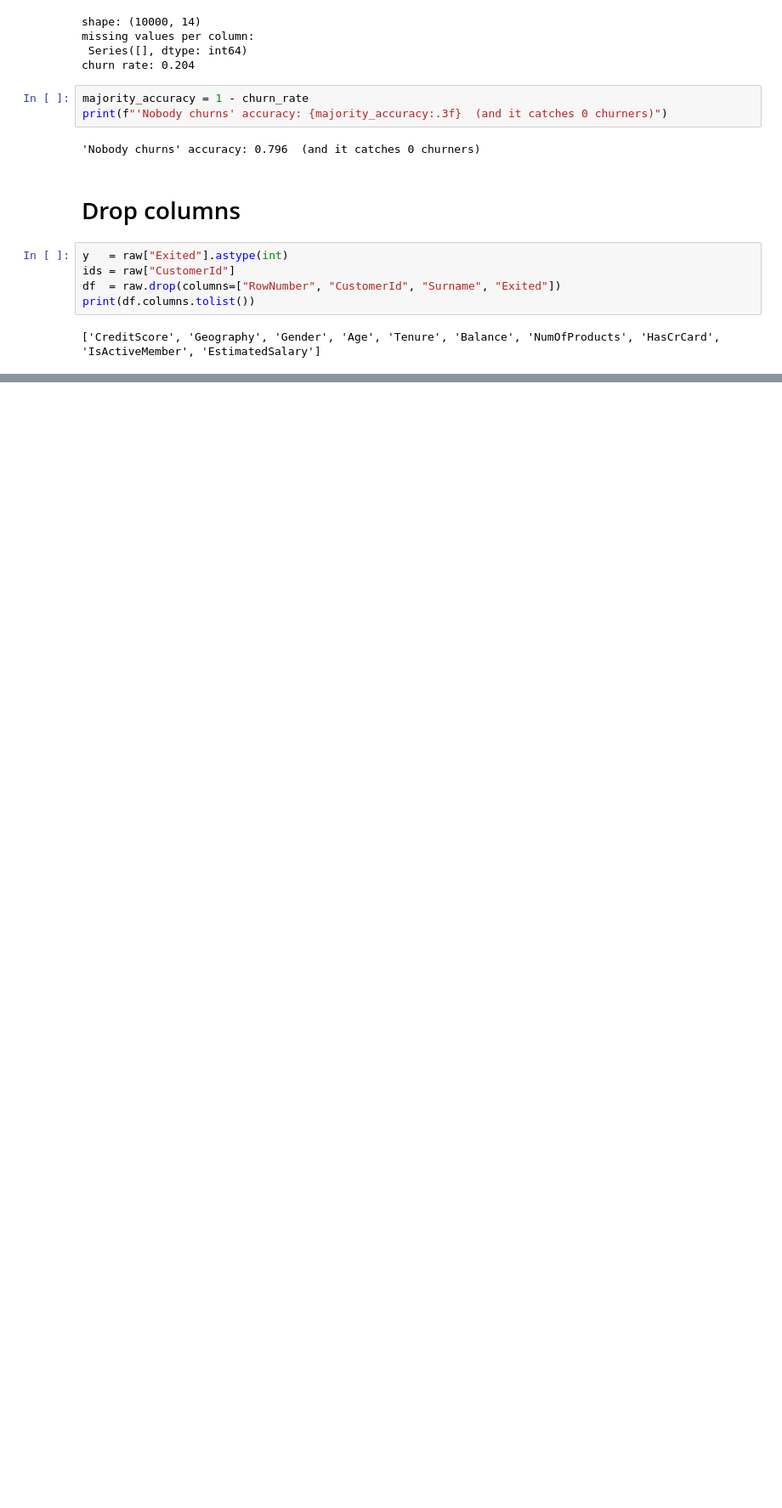
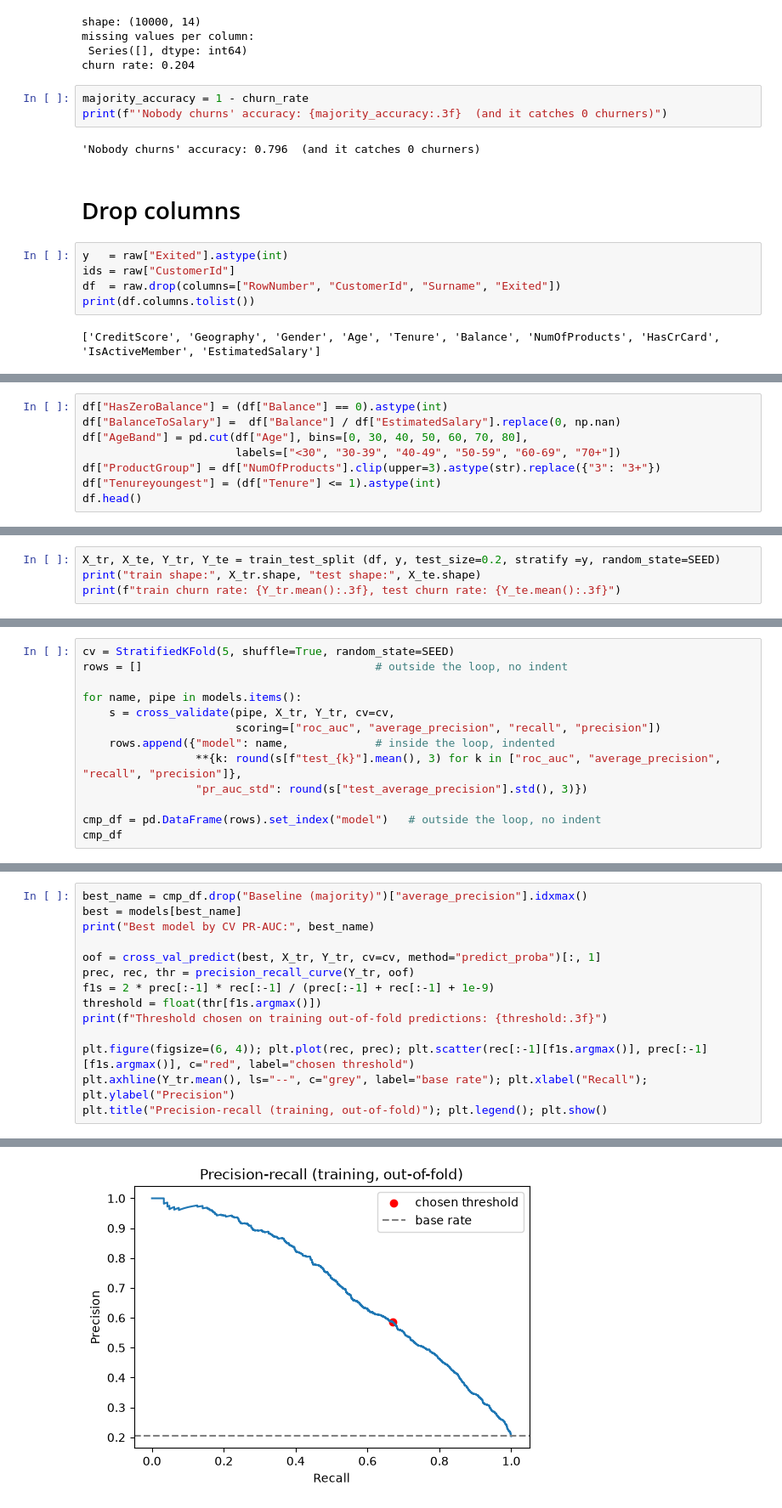
Before and after one commit to bhalekarsiddhesh45-sys/bank-customer-churn-prediction, a Jupyter notebook: notebook/Modeling_and_Evaluation.ipynb, the cells around one changed output, grey strips where cells are left out. Shown at 85% size. Drawn from its saved outputs; the diff is of its cells as text; blank space fills up the shorter version.

Commit message:
Test and Train data by building models

```diff
--- a/notebook/Modeling_and_Evaluation.ipynb
+++ b/notebook/Modeling_and_Evaluation.ipynb
@@ -70,0 +75,8 @@ print(df.columns.tolist())
+# %%
+df["HasZeroBalance"] = (df["Balance"] == 0).astype(int)
+df["BalanceToSalary"] =  df["Balance"] / df["EstimatedSalary"].replace(0, np.nan)
+df["AgeBand"] = pd.cut(df["Age"], bins=[0, 30, 40, 50, 60, 70, 80],
+                       labels=["<30", "30-39", "40-49", "50-59", "60-69", "70+"])
+df["ProductGroup"] = df["NumOfProducts"].clip(upper=3).astype(str).replace({"3": "3+"})
+df["Tenureyoungest"] = (df["Tenure"] <= 1).astype(int)
+df.head()
@@ -70,0 +92,4 @@ print(df.columns.tolist())
+# %%
+X_tr, X_te, Y_tr, Y_te = train_test_split (df, y, test_size=0.2, stratify =y, random_state=SEED)
+print("train shape:", X_tr.shape, "test shape:", X_te.shape)
+print(f"train churn rate: {Y_tr.mean():.3f}, test churn rate: {Y_te.mean():.3f}")
@@ -70,0 +124,13 @@ print(df.columns.tolist())
+# %%
+cv = StratifiedKFold(5, shuffle=True, random_state=SEED)
+rows = []                                   # outside the loop, no indent
+
+for name, pipe in models.items():
+    s = cross_validate(pipe, X_tr, Y_tr, cv=cv,
+                       scoring=["roc_auc", "average_precision", "recall", "precision"])
+    rows.append({"model": name,             # inside the loop, indented
+                 **{k: round(s[f"test_{k}"].mean(), 3) for k in ["roc_auc", "average_precision", "recall", "precision"]},
+                 "pr_auc_std": round(s["test_average_precision"].std(), 3)})
+
+cmp_df = pd.DataFrame(rows).set_index("model")   # outside the loop, no indent
+cmp_df
@@ -70,0 +146,15 @@ print(df.columns.tolist())
+# %%
+best_name = cmp_df.drop("Baseline (majority)")["average_precision"].idxmax()
+best = models[best_name]
+print("Best model by CV PR-AUC:", best_name)
+
+oof = cross_val_predict(best, X_tr, Y_tr, cv=cv, method="predict_proba")[:, 1]
+prec, rec, thr = precision_recall_curve(Y_tr, oof)
+f1s = 2 * prec[:-1] * rec[:-1] / (prec[:-1] + rec[:-1] + 1e-9)
+threshold = float(thr[f1s.argmax()])
+print(f"Threshold chosen on training out-of-fold predictions: {threshold:.3f}")
+
+plt.figure(figsize=(6, 4)); plt.plot(rec, prec); plt.scatter(rec[:-1][f1s.argmax()], prec[:-1][f1s.argmax()], c="red", label="chosen threshold")
+plt.axhline(Y_tr.mean(), ls="--", c="grey", label="base rate"); plt.xlabel("Recall"); plt.ylabel("Precision")
+plt.title("Precision-recall (training, out-of-fold)"); plt.legend(); plt.show()
+# %% [output]
@@ -70,0 +163 @@ print(df.columns.tolist())
+[figure, added]
```
Also changed, not shown: parts of 15 cells of this notebook.
